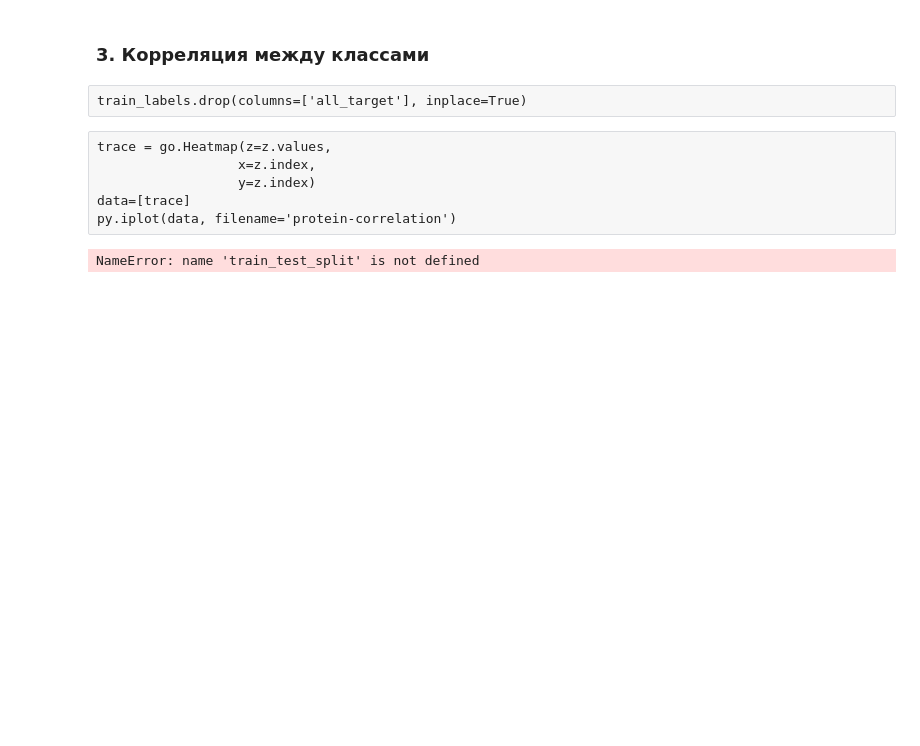
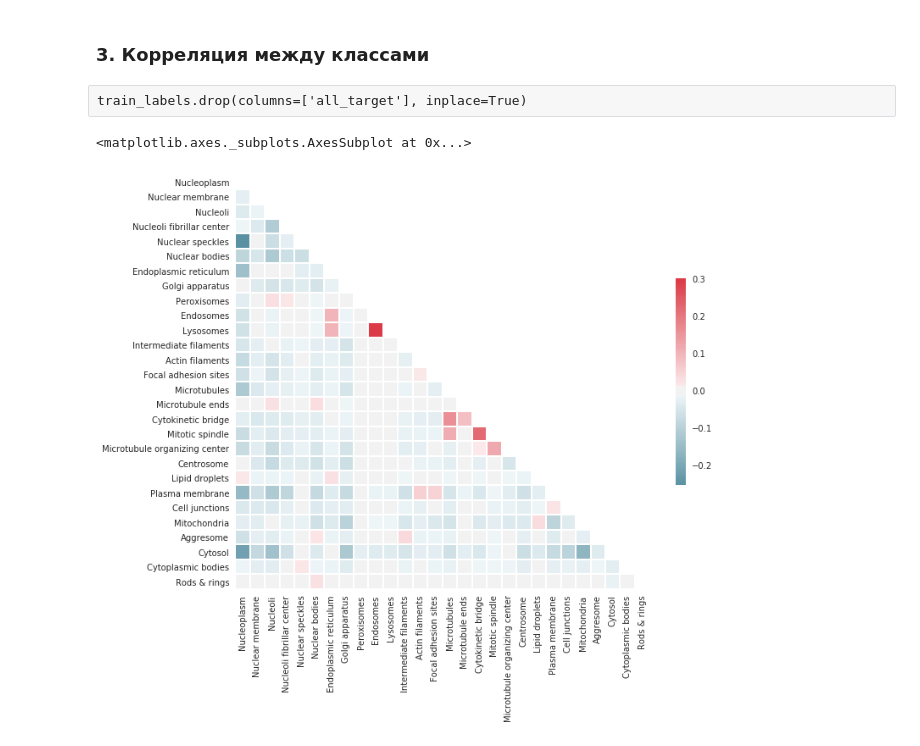
Before and after one commit to panamafrica/protein, a Jupyter notebook: EDA/2018-11-08-EDA-protein.ipynb, the cells around one changed output. Drawn from its saved outputs; the diff is of its cells as text; code cells hidden in the pictures; blank space fills up the shorter version.

```diff
--- a/EDA/2018-11-08-EDA-protein.ipynb
+++ b/EDA/2018-11-08-EDA-protein.ipynb
@@ -54,7 +77,7 @@ sns.set()
 
 import os
 # %%
-train_labels = pd.read_csv("../ceph-data/kaggle-protein/train.csv")
+train_labels = pd.read_csv("../../ceph-data/kaggle-protein/train.csv")
 train_labels.head()
 # %% [output]
 |  | Id | Target |
@@ -150,9 +173,3 @@ train_labels.drop(columns=['all_target'], inplace=True)
 train_labels["number_of_targets"] = train_labels.drop(["Id", "Target"],axis=1).sum(axis=1)
 # %%
 z=train_labels[train_labels.number_of_targets>1].drop(["Id", "Target", "number_of_targets"],axis=1).corr()
-# %% [raw]
-trace = go.Heatmap(z=z.values,
-                  x=z.index,
-                  y=z.index)
-data=[trace]
-py.iplot(data, filename='protein-correlation')
@@ -167,6 +176,23 @@ SAMPLE = '../ceph-data/kaggle-protein/sample_submission.csv'
-# %%
-train_names = list({f[:36] for f in os.listdir(TRAIN)})
-test_names = list({f[:36] for f in os.listdir(TEST)})
-tr_n, val_n = train_test_split(train_names, test_size=0.1, random_state=42)
-# %% [output]
-NameError: name 'train_test_split' is not defined
+# %%
+def heatmap(C):
+    mask = np.zeros_like(C)
+    mask[np.triu_indices_from(mask)] = True
+    f, ax = plt.subplots(figsize=(11, 9))
+    hm = sns.heatmap(C,
+                mask=mask, cmap=sns.diverging_palette(220, 10, as_cmap=True),
+                vmax=.3,
+                center=0,
+                square=True,
+                linewidths=1,
+                cbar_kws={"shrink": .5})
+    hm.set_facecolor('w')
+    return hm
+# %%
+train_labels["number_of_targets"] = train_labels.drop(["Id", "Target"],axis=1).sum(axis=1)
+C = train_labels[train_labels.number_of_targets>1].drop(
+    ["Id", "Target", "number_of_targets"],axis=1
+).corr()
+heatmap(C)
+# %% [output]
+<matplotlib.axes._subplots.AxesSubplot at 0x...>
+[figure, added]
```
Also changed, not shown: parts of 21 cells of this notebook, 3 other files.
